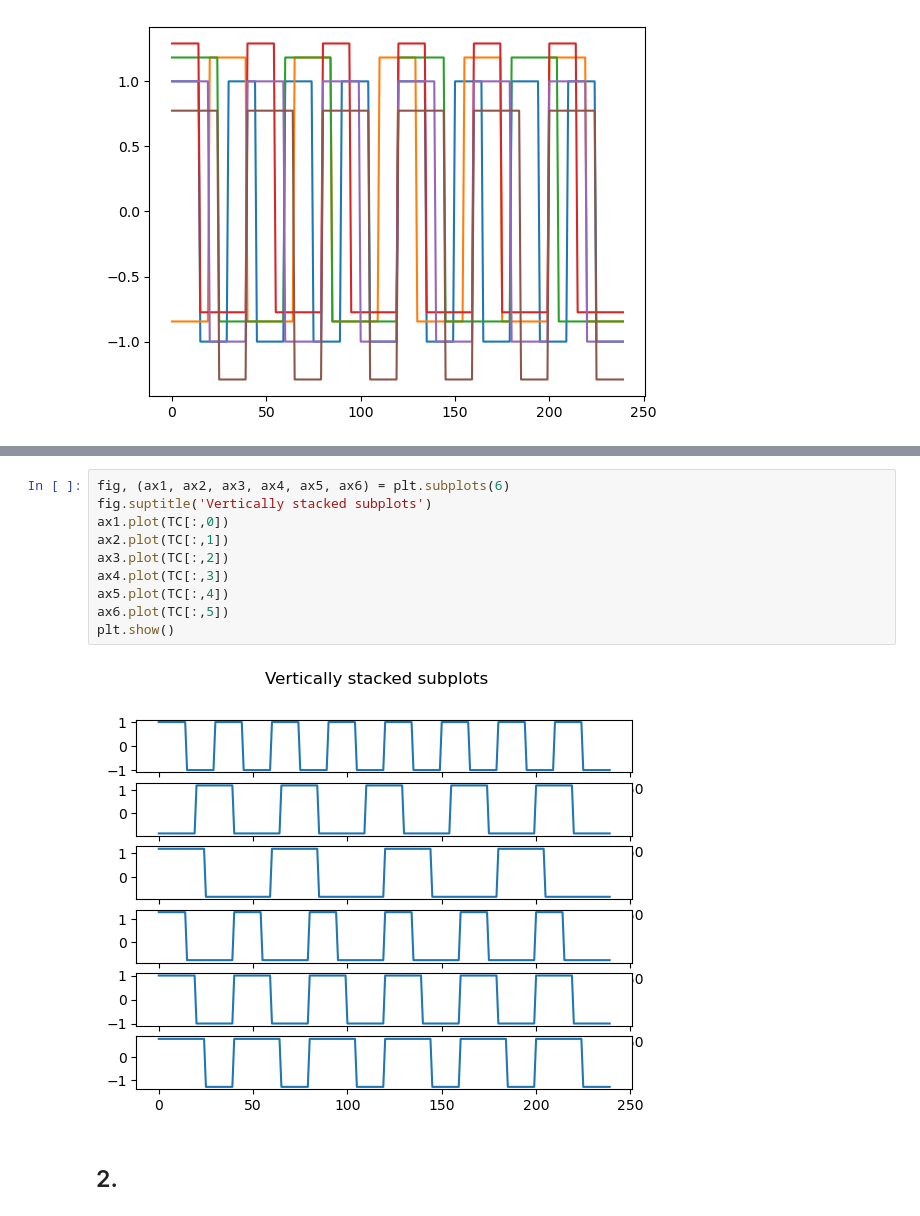
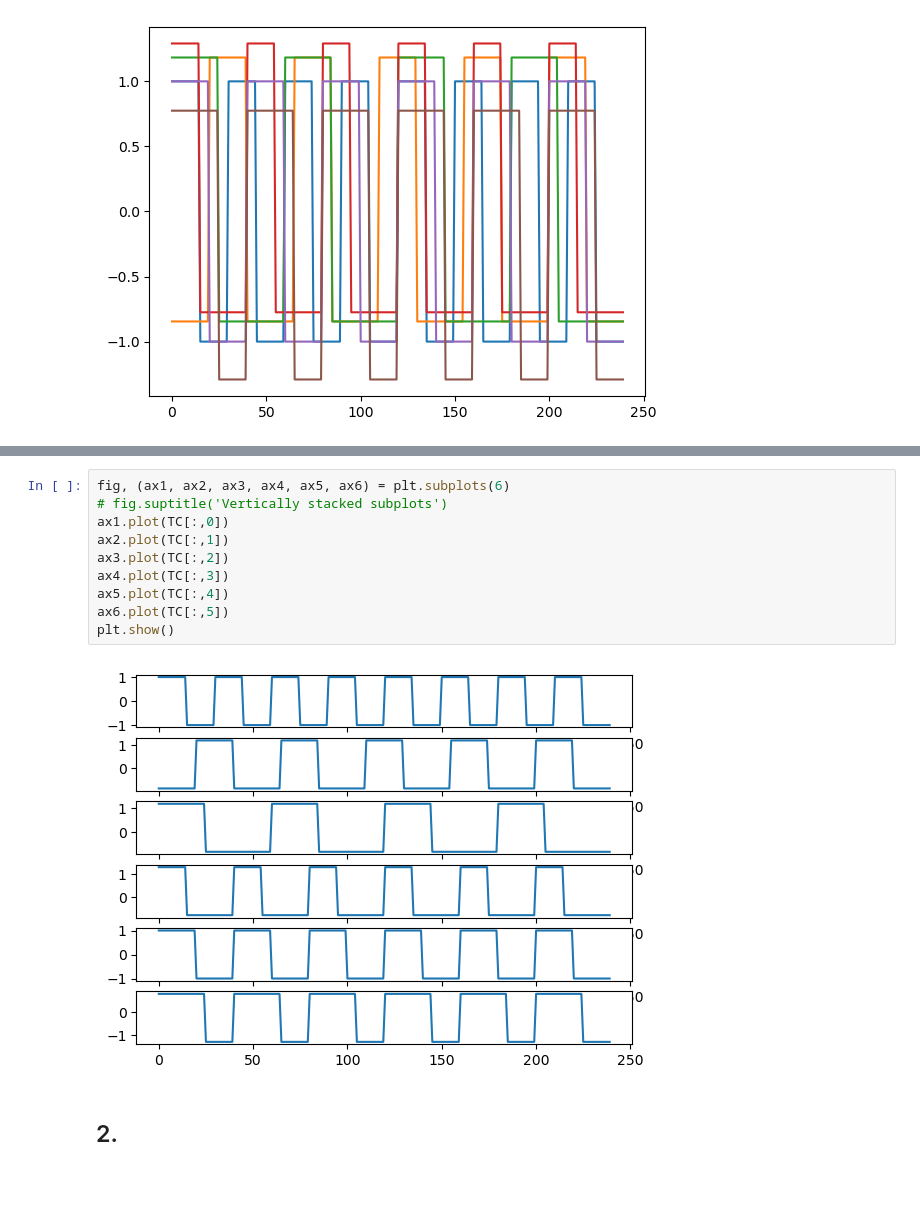
Before and after one commit to CharlesMHuang/Assignment-1-Legit, a Jupyter notebook: Assignment 1 Code.ipynb, the cells around one changed output, grey strips where cells are left out. Saved outputs shown, nothing was run; the diff lists cells and outputs as text; blank space fills up the shorter version.

```diff
--- a/Assignment 1 Code.ipynb
+++ b/Assignment 1 Code.ipynb
@@ -126,15 +124,15 @@ plt.show()
 # %%
 fig, (ax1, ax2, ax3, ax4, ax5, ax6) = plt.subplots(6)
-fig.suptitle('Vertically stacked subplots')
+# fig.suptitle('Vertically stacked subplots')
 ax1.plot(TC[:,0])
 ax2.plot(TC[:,1])
 ax3.plot(TC[:,2])
 ax4.plot(TC[:,3])
 ax5.plot(TC[:,4])
 ax6.plot(TC[:,5])
 plt.show()
 # %% [output]
-[figure, old version]
+[figure, new version]
 # %% [markdown]
 ## 2.
 # %%
```
Also changed, not shown: parts of 109 cells of this notebook, 20 other files.
